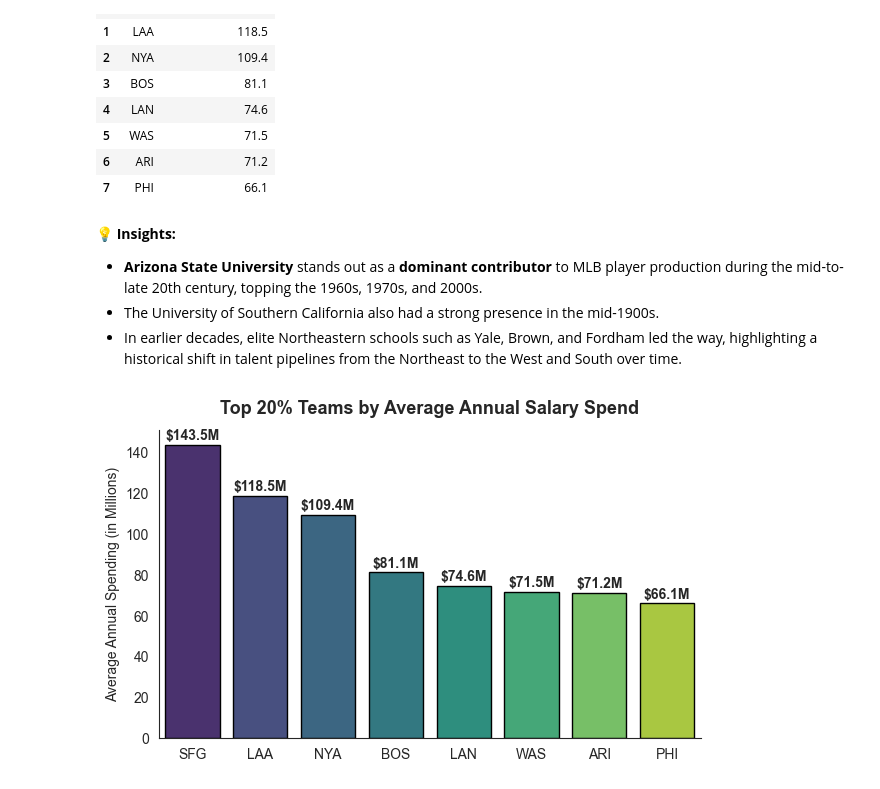
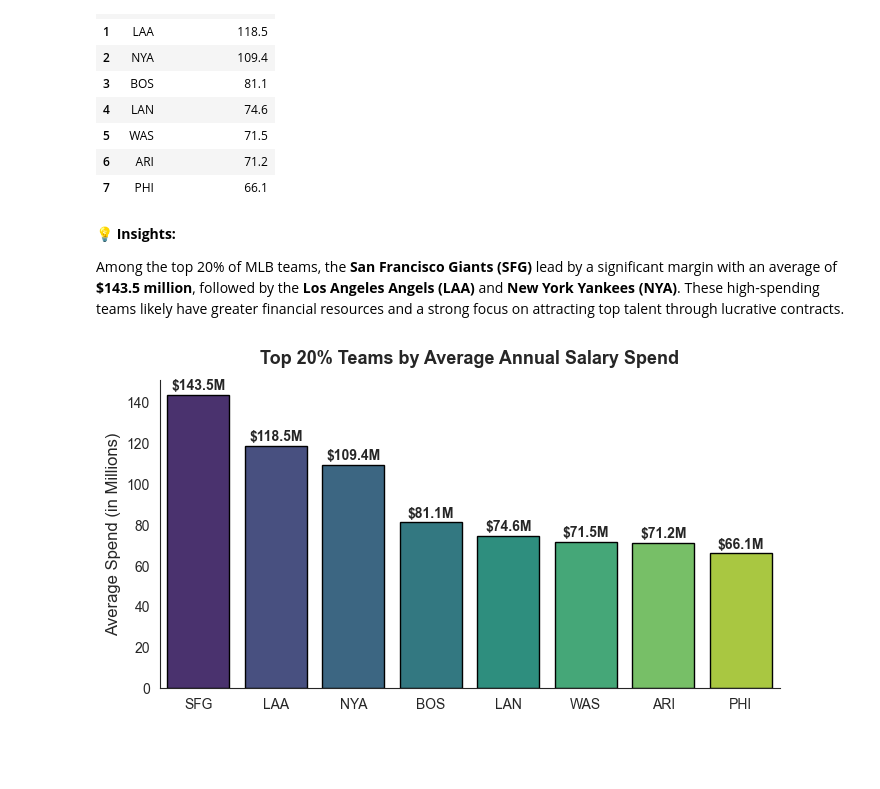
Before and after one commit to shree131/mlb-player-analytics, a Jupyter notebook: NoteBooks/MLB Players Analysis.ipynb, the cells around one changed output. Cells and saved outputs as stored; diff of their text form; code cells hidden in the pictures; blank space fills up the shorter version.

```diff
--- a/NoteBooks/MLB Players Analysis.ipynb
+++ b/NoteBooks/MLB Players Analysis.ipynb
@@ -488,22 +490,20 @@ df_top_20_pct
 # %% [markdown]
 **💡 Insights:**
 
-- **Arizona State University** stands out as a **dominant contributor** to MLB player production during the mid-to-late 20th century, topping the 1960s, 1970s, and 2000s.
-- The University of Southern California also had a strong presence in the mid-1900s.
-- In earlier decades, elite Northeastern schools such as Yale, Brown, and Fordham led the way, highlighting a historical shift in talent pipelines from the Northeast to the West and South over time.
+Among the top 20% of MLB teams, the **San Francisco Giants (SFG)** lead by a significant margin with an average of **$143.5 million**, followed by the **Los Angeles Angels (LAA)** and **New York Yankees (NYA)**. These high-spending teams likely have greater financial resources and a strong focus on attracting top talent through lucrative contracts.
 # %%
-plt.figure(figsize=(7, 4))
+plt.figure(figsize=(8, 4))
 sns.barplot(data=df_top_20_pct, x='team', y='avg_spend_in_mil', hue='team', palette='viridis', edgecolor='black')
 
 # Add value labels
 for index, value in enumerate(df_top_20_pct["avg_spend_in_mil"]):
     plt.text(x=index, y=value + 1, s=f"${value:.1f}M", ha='center', va="bottom", fontsize=10, weight='bold')
 
 # Title and labels
 plt.title('Top 20% Teams by Average Annual Salary Spend', fontsize=13, fontweight='bold', pad=12)
 plt.xlabel('')
-plt.ylabel('Average Annual Spending (in Millions)')
+plt.ylabel('Average Spend (in Millions)', fontsize=12)
 
 plt.show()
 # %% [output]
-[figure, old version]
+[figure, new version]
```
Also changed, not shown: parts of 16 cells of this notebook, 1 other file.
